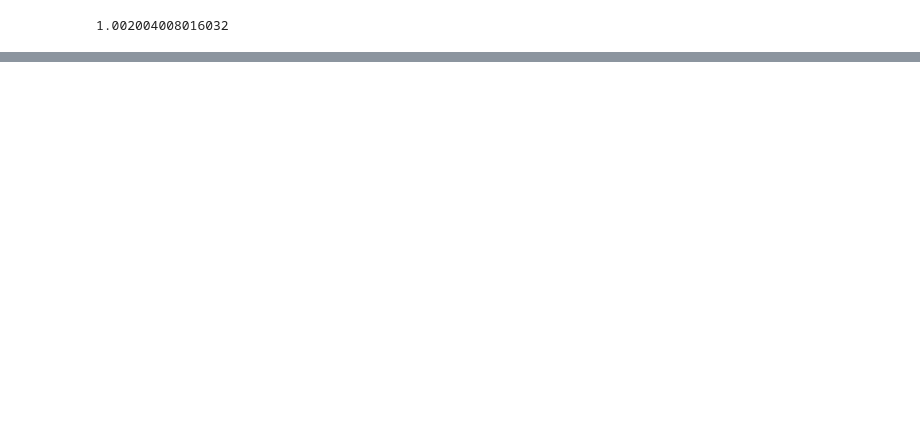
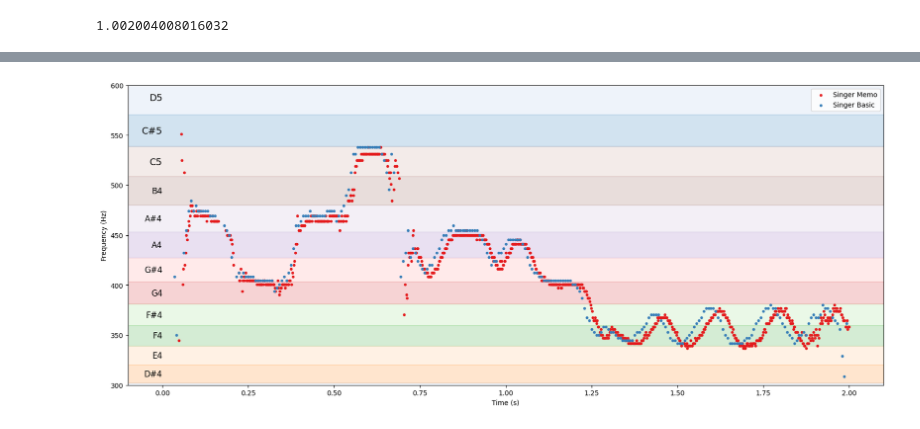
Before and after one commit to PabloSML/Pitch-Tracking, a Jupyter notebook: Notebooks/yin.ipynb, the cells around one changed output, grey strips where cells are left out. Saved outputs shown, nothing was run; the diff lists cells and outputs as text; code cells hidden in the pictures; blank space fills up the shorter version.

```diff
--- a/Notebooks/yin.ipynb
+++ b/Notebooks/yin.ipynb
@@ -142,3 +163,5 @@ pitches = []
 
 for i in tqdm(range (data.shape[0] // (windows_size+3))):
     pitches.append(detect_pitch(data, windows_size, i * windows_size, sample_rate, bounds))
+
+singerBasicPitches = PitchData(name='Singer Basic', sampleRate=sample_rate, srcLen=data.shape[0], pitches=np.array(pitches))
@@ -179,0 +235,4 @@ plt.show()
+# %%
+plot_pitches(fmin=300, fmax=600, dataObjects=[singerMemoPitches, singerBasicPitches])
+# %% [output]
+[figure, added]
```
Also changed, not shown: parts of 24 cells of this notebook, 7 other files.
